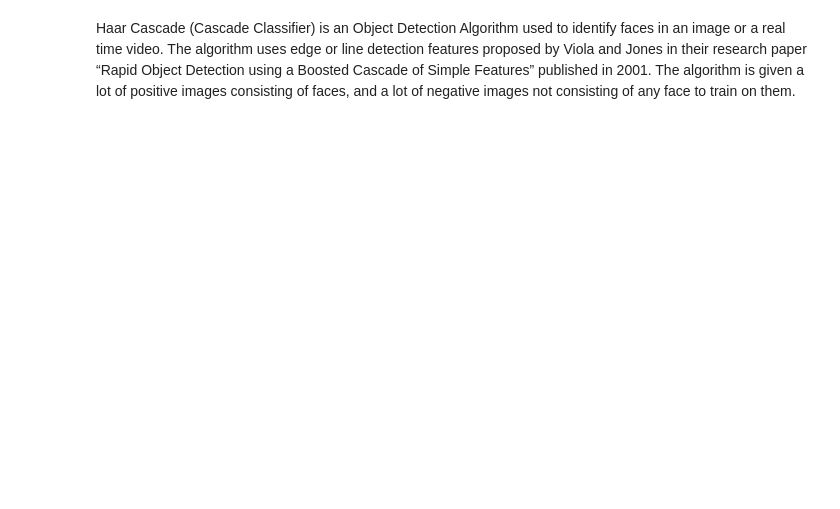
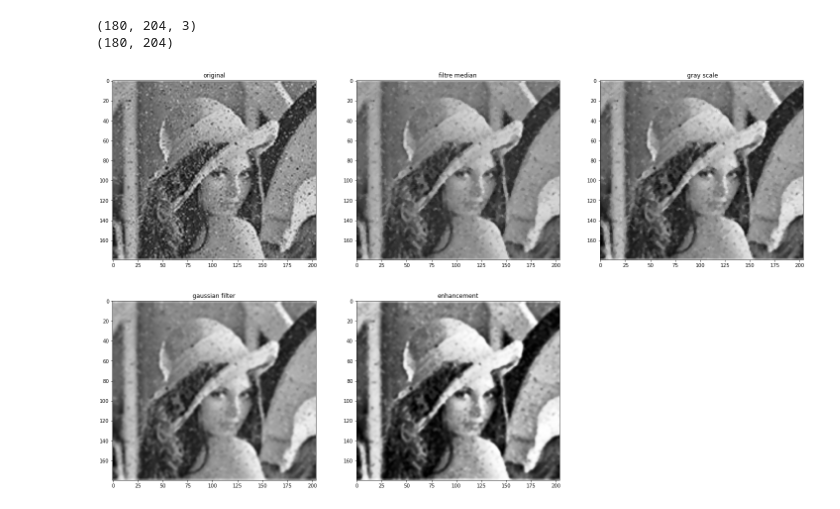
Before and after one commit to MohamedNennouche/Computer-Vision-with-Python, a Jupyter notebook: Seance 4/Face-Detection_with_Haar_Cascade.ipynb, the cells around one changed output. Drawn from its saved outputs; the diff is of its cells as text; code cells hidden in the pictures; blank space fills up the shorter version.

```diff
--- a/Seance 4/Face-Detection_with_Haar_Cascade.ipynb
+++ b/Seance 4/Face-Detection_with_Haar_Cascade.ipynb
@@ -1,4 +1,2 @@
-# %% [markdown]
-Haar Cascade (Cascade Classifier) is an Object Detection Algorithm used to identify faces in an image or a real time video. The algorithm uses edge or line detection features proposed by Viola and Jones in their research paper “Rapid Object Detection using a Boosted Cascade of Simple Features” published in 2001. The algorithm is given a lot of positive images consisting of faces, and a lot of negative images not consisting of any face to train on them.
 # %%
 # Importing libraries
@@ -36,0 +5,25 @@ cv.destroyAllWindows()
+# %%
+# image preprocessing
+path= '1.PNG'
+img = cv.imread(path)
+img1 = cv.medianBlur(img, 3)
+gray = cv.cvtColor(img1, cv.COLOR_BGR2GRAY)
+img2 = cv.GaussianBlur(gray, (3,3), 0)
+img3 = cv.equalizeHist(img2)
+
+print(img.shape)
+print(gray.shape)
+
+images=[img, img1, gray, img2, img3]
+titles=['original','filtre median',' gray scale','gaussian filter','enhancement']
+
+plt.figure(figsize=(25,15))
+for i,j,k in zip (range(1,6), images, titles):
+    plt.subplot(2,3,i)
+    plt.imshow(j, cmap='gray')
+    plt.title(k)
+plt.show()
+# %% [output]
+(180, 204, 3)
+(180, 204)
+[figure, added]
```
Also changed, not shown: parts of 4 cells of this notebook.
